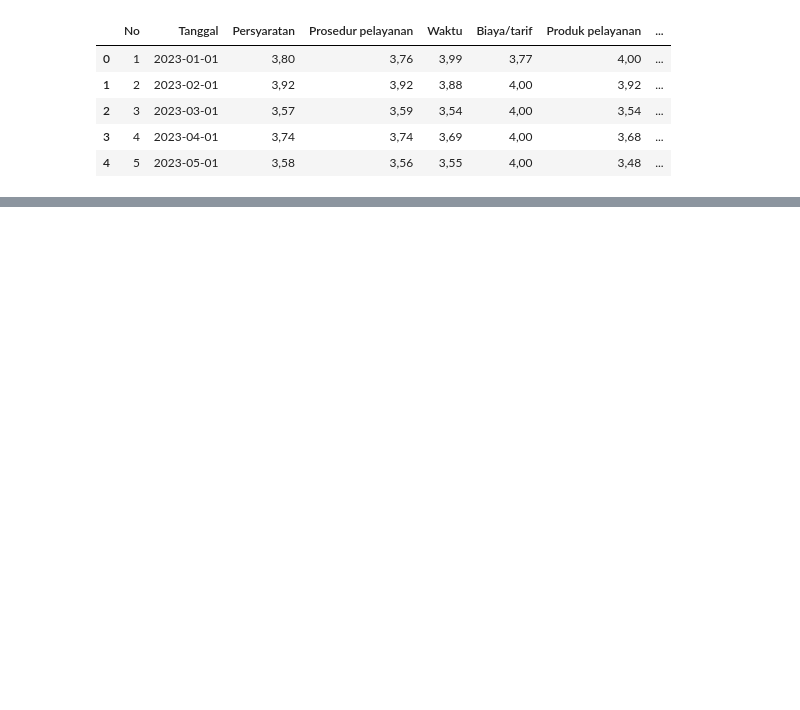
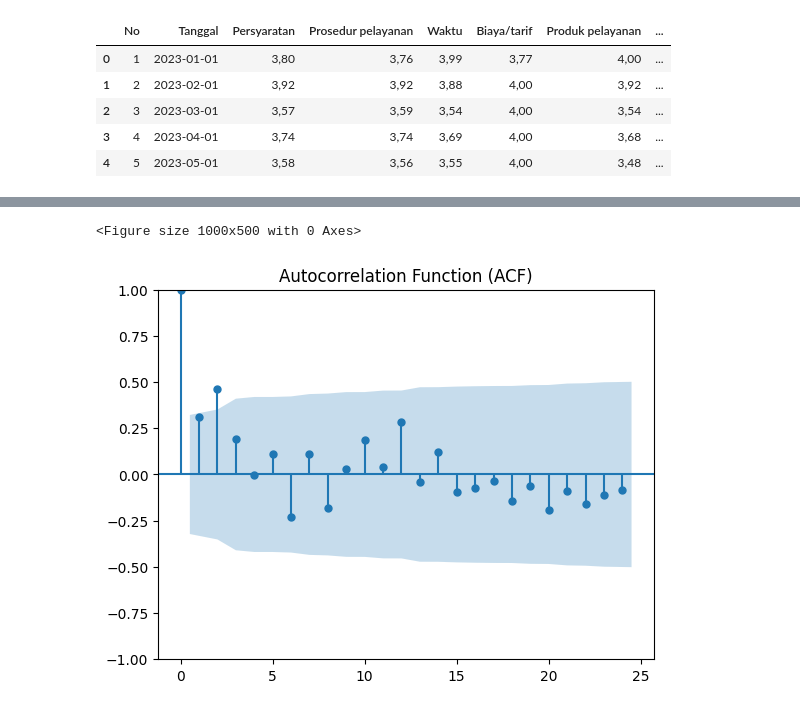
Before and after one commit to Nuril-Amada/Website-Dispusip-New, a Jupyter notebook: forecasting.ipynb, the cells around one changed output, grey strips where cells are left out. Saved outputs shown, nothing was run; the diff lists cells and outputs as text; code cells hidden in the pictures; blank space fills up the shorter version.

```diff
--- a/forecasting.ipynb
+++ b/forecasting.ipynb
@@ -276,0 +59,15 @@ plt.show()
+# %%
+from statsmodels.graphics.tsaplots import plot_acf
+
+plt.figure(figsize=(10,5))
+plot_acf(
+    ts['IKM Konversi'],
+    lags=24,
+    alpha=0.05
+)
+
+plt.title('Autocorrelation Function (ACF)')
+plt.show()
+# %% [output]
+<Figure size 1000x500 with 0 Axes>
+[figure, added]
```
Also changed, not shown: parts of 37 cells of this notebook, 9 other files.
